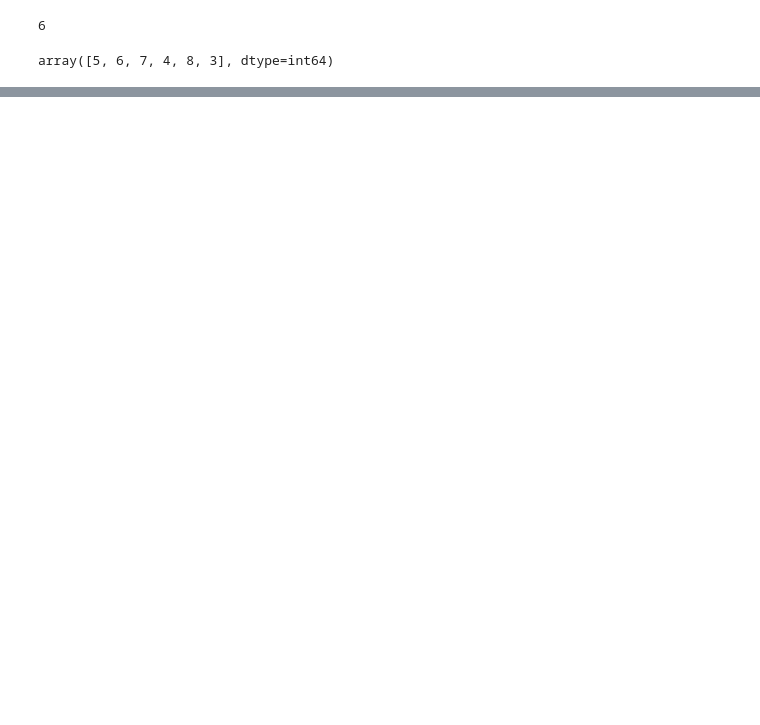
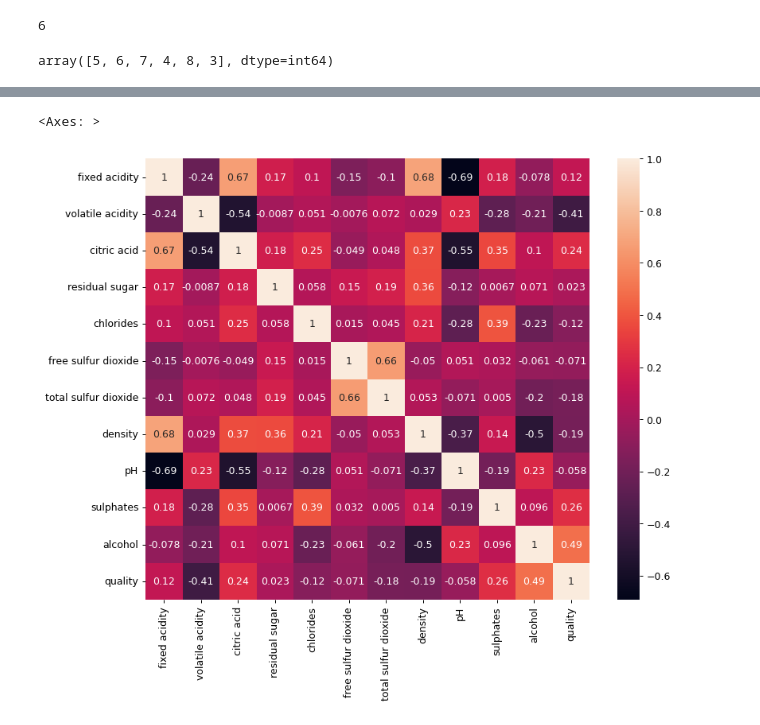
Before and after one commit to Mutiu123/Exploratory-Data-Analysis, a Jupyter notebook: WineQualityEDA.ipynb, the cells around one changed output, grey strips where cells are left out. Drawn from its saved outputs; the diff is of its cells as text; code cells hidden in the pictures; blank space fills up the shorter version.

```diff
--- a/WineQualityEDA.ipynb
+++ b/WineQualityEDA.ipynb
@@ -125,0 +145,5 @@ df.drop_duplicates(inplace=True)
+# %%
+## check correlation between every record features
+
+correlation = df.corr()
+correlation
@@ -125,0 +164,9 @@ df.drop_duplicates(inplace=True)
+# %%
+## visualise correlation between every record features
+import matplotlib.pyplot as plt
+import seaborn as sns
+plt.figure(figsize=(10,8), dpi = 90)
+sns.heatmap(correlation, annot=True)
+# %% [output]
+<Axes: >
+[figure, added]
```
Also changed, not shown: parts of 24 cells of this notebook, 1 other file.
